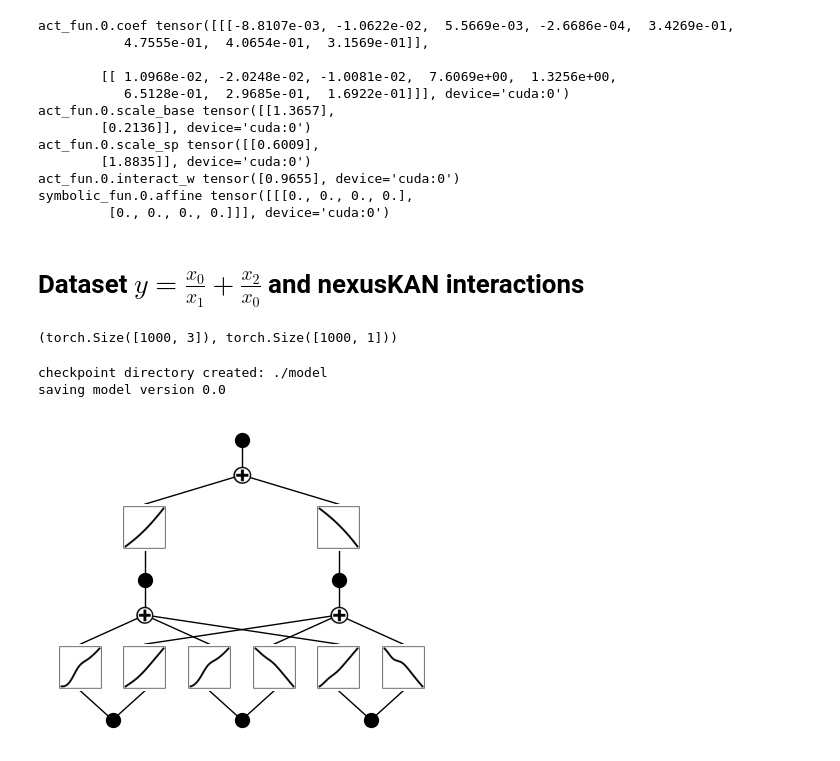
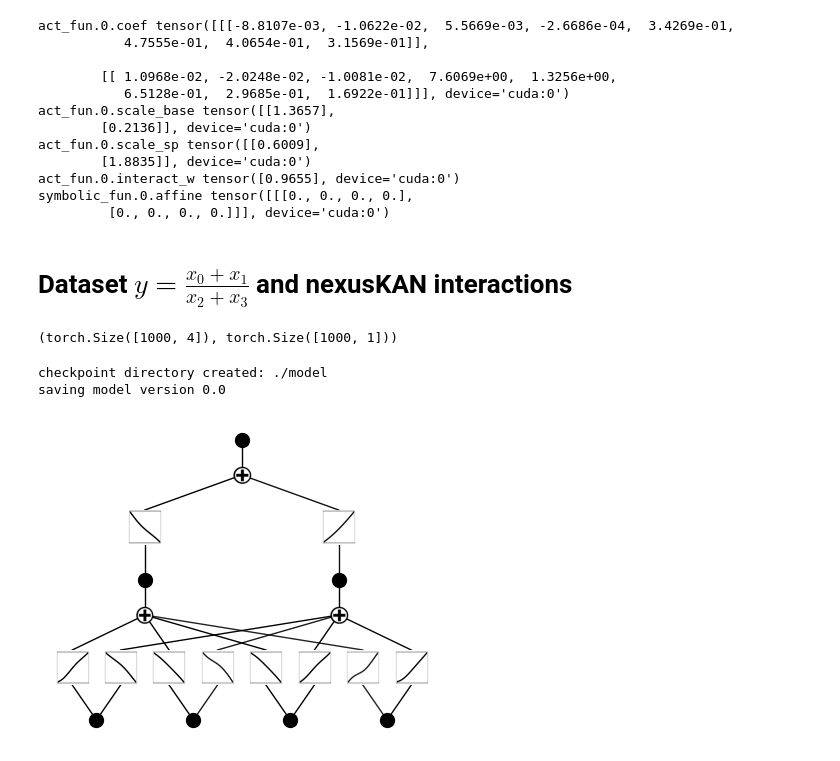
Before and after one commit to shdaig/NexusAriadne, a Jupyter notebook: multiplication.ipynb, the cells around one changed output. Drawn from its saved outputs; the diff is of its cells as text; code cells hidden in the pictures.

```diff
--- a/multiplication.ipynb
+++ b/multiplication.ipynb
@@ -517,16 +517,17 @@ act_fun.0.interact_w tensor([0.9655], device='cuda:0')
 symbolic_fun.0.affine tensor([[[0., 0., 0., 0.],
          [0., 0., 0., 0.]]], device='cuda:0')
 # %% [markdown]
-# **Dataset** $y = \frac{x_0}{x_1} + \frac{x_2}{x_0}$ and nexusKAN interactions
+# **Dataset** $y = \frac{x_0 + x_1}{x_2 + x_3}$ and nexusKAN interactions
 # %%
-end_range = 2.0
-start_range = 0.2
+end_range = 1.0
+start_range = 0.1
 num_samples = 1000
-x = (end_range - start_range) * torch.rand(num_samples + 200, 3) + start_range
+x = (end_range - start_range) * torch.rand(num_samples + 200, 4) + start_range
 # y = torch.sin(2 * torch.pi * x[:, 0]) + torch.sin(2 * torch.pi * x[:, 1])
 # y = x[:, 0] + torch.sin(2 * torch.pi * x[:, 1])
 # y = x[:, 0] + x[:, 1] + x[:, 0] * x[:, 1]
-y = x[:, 0] / x[:, 1] + x[:, 2] / x[:, 0]
+y = (x[:, 0] + x[:, 1]) / (x[:, 2] + x[:, 3])
+# y = x[:, 2] / x[:, 0]
 # y_class = torch.where(y > 0.5, 1.0, 0.0)
 dataset = {
     'train_input': x[:num_samples],
@@ -543,15 +544,15 @@ dataset['test_input'] = dataset['test_input'].to(device)
 dataset['test_label'] = dataset['test_label'].to(device)
 dataset['train_input'].shape, dataset['train_label'].shape
 # %% [output]
-(torch.Size([1000, 3]), torch.Size([1000, 1]))
+(torch.Size([1000, 4]), torch.Size([1000, 1]))
 # %%
-model = nexusKAN(width=[3, 2, 1], grid=5, k=3, seed=42, device=device)
+model = nexusKAN(width=[4, 2, 1], grid=5, k=3, seed=42, device=device)
 model(dataset['train_input'])
 model.plot()
 # %% [output]
 checkpoint directory created: ./model
 saving model version 0.0
-[figure, old version]
+[figure, new version]
 # %%
 optimizer = optim.Adam(model.parameters(), lr=0.1)
 # %%
```
Also changed, not shown: parts of 3 cells of this notebook.
